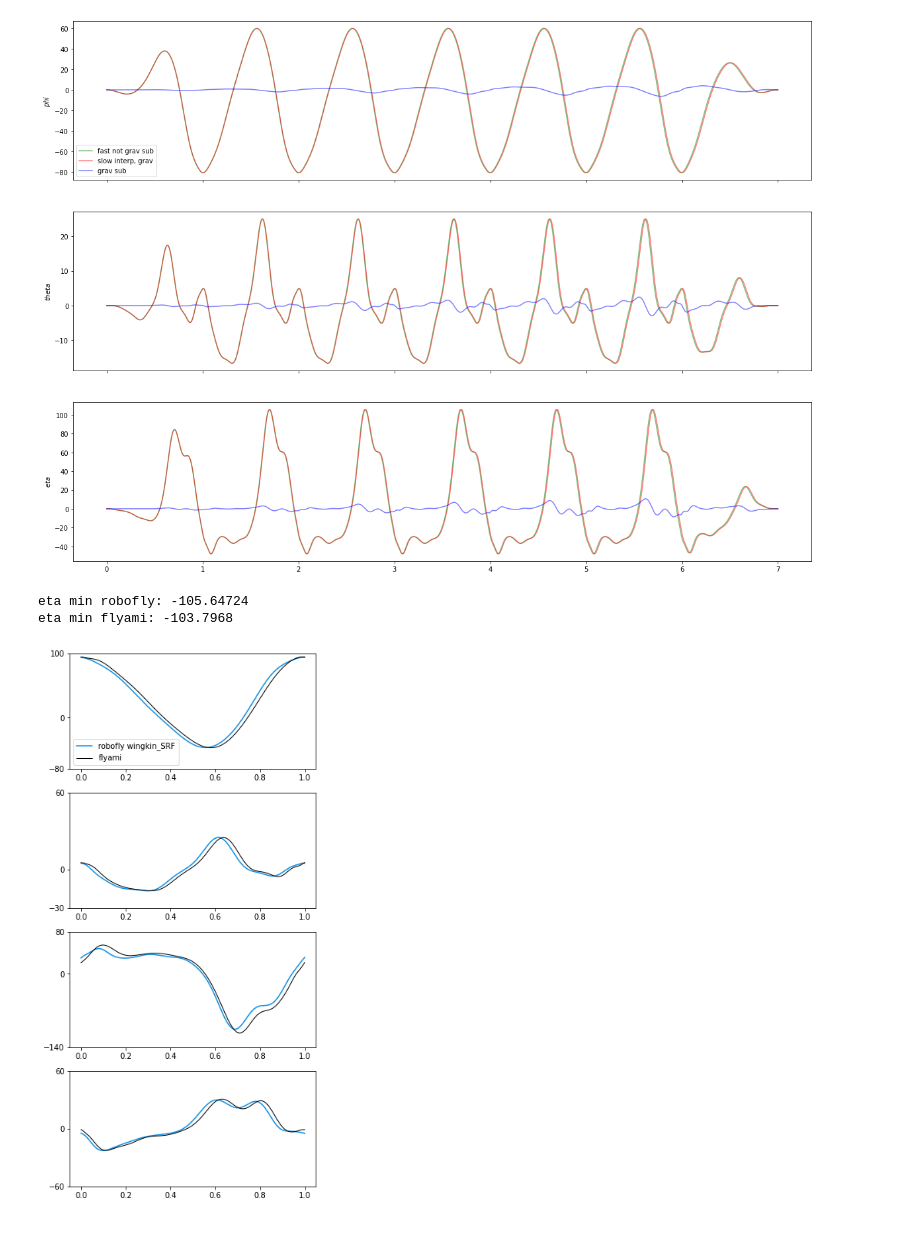
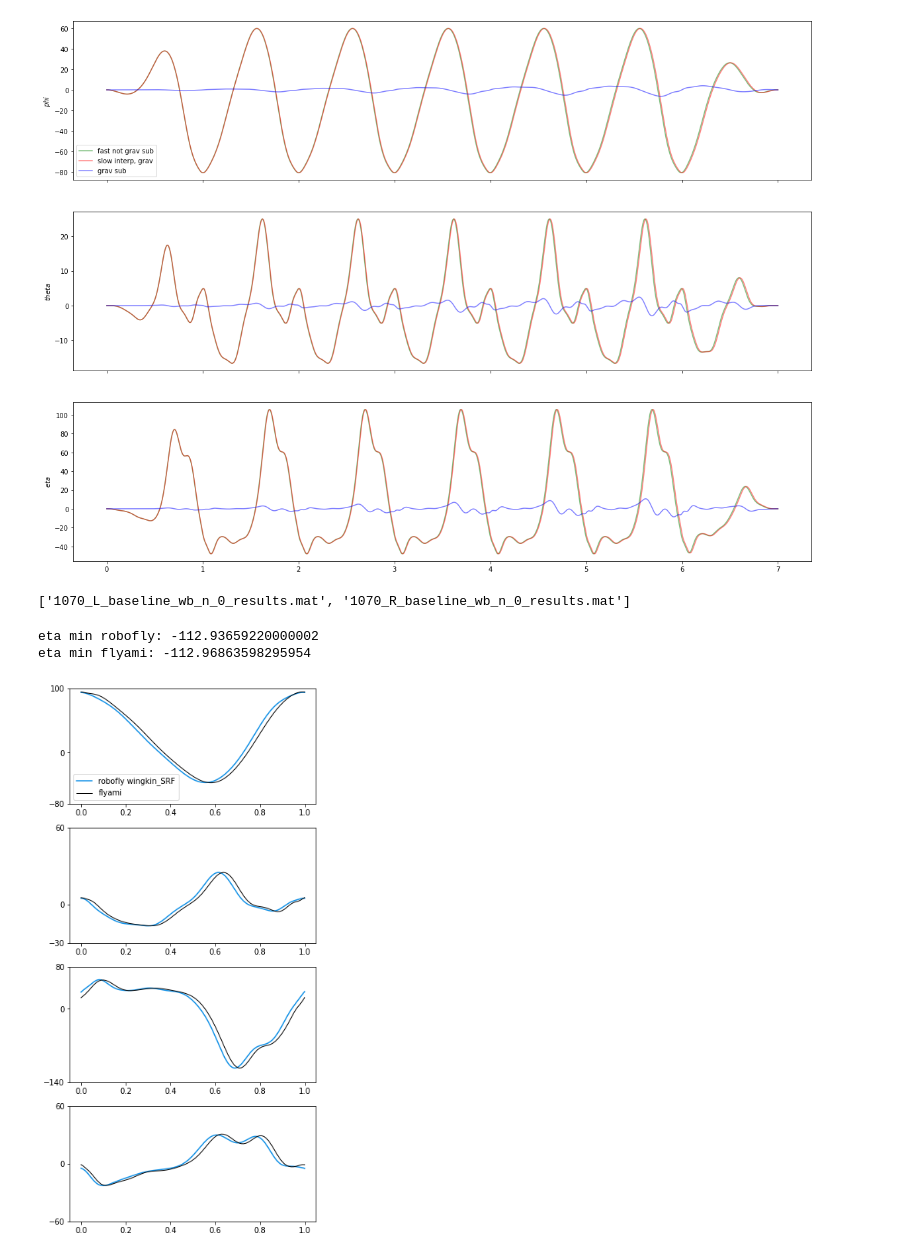
Before and after one commit to annieerickson/Robofly_Analysis_2024, a Jupyter notebook: notebook/robofly_notebook_ae.ipynb, the cells around one changed output. Drawn from its saved outputs; the diff is of its cells as text; code cells hidden in the pictures.

```diff
--- a/notebook/robofly_notebook_ae.ipynb
+++ b/notebook/robofly_notebook_ae.ipynb
@@ -72,12 +72,12 @@ strk_shift = np.array([
 phi_shift_i = strk_shift[0,1]
 beta_i = strk_shift[0,0]
 
-# Convert
-for i in range(len(baseline_list)):
-    RA.load_mat_file(file_loc,baseline_list[i])
-    RA.convert_to_SRF(beta_i,phi_shift_i)
-    RA.add_data_to_list()
-    print(file_name_list)
+# Convert #just load left wing for now
+
+RA.load_mat_file(file_loc,baseline_list[0])
+RA.convert_to_SRF(beta_i,phi_shift_i)
+RA.add_data_to_list()
+print(file_name_list)
 # %% [output]
 F scaling
 0.0243594260182162
@@ -93,7 +91,7 @@ M scaling
 # %%
-#look at shift_eta
-for i in range(len(baseline_list)):
-    RA.load_mat_file(file_loc,baseline_list[i])
-    RA.convert_to_SRF(beta_i,phi_shift_i, shift_eta=True)
-    RA.add_data_to_list()
-    print(file_name_list)
+# #look at shift_eta, L wing
+
+# RA.load_mat_file(file_loc,baseline_list[0])
+# RA.convert_to_SRF(beta_i,phi_shift_i, shift_eta=True)
+# RA.add_data_to_list()
+# print(file_name_list)
@@ -117,11 +110,19 @@ RA.align_kinematics_slow_fast_for_grav_sub_viz(save_plot_folder + 'grav_subtract
 [figure]
 # %%
 # even when shift eta, doesnt change value of min? look into
+# %%
+baseline_list
+# %% [output]
+['1070_L_baseline_wb_n_0_results.mat', '1070_R_baseline_wb_n_0_results.mat']
 # %%
-data_fpath = '/Users/anneerickson/Documents/Caltech/Dickinson/Flyami_analysis/prelim_geno_plots/NDF_removed_0.5s_combined/with_timestamps/1070_individual_flies_wb_a.hdf5'
-data = h5py.File(data_fpath, 'r')
+#data_fpath = '/Users/anneerickson/Documents/Caltech/Dickinson/Flyami_analysis/prelim_geno_plots/NDF_removed_0.5s_combined/with_timestamps/1070_individual_flies_wb_a.hdf5'
+#data = h5py.File(data_fpath, 'r')
+
+data_movie_fpath= '/Users/anneerickson/Documents/Caltech/Dickinson/Flyami_analysis/prelim_geno_plots/NDF_removed_0.5s_combined/with_timestamps/1070_individual_flies_movies_wb_a.hdf5'
+data = h5py.File(data_movie_fpath, 'r')
+
 RA.plot_flyami_wingkin_robofly_input_overlay(data, save_plot_folder + 'kinematic_comparisons/', save_fig=True, side='L', time_period='baseline')
 # %% [output]
-eta min robofly: -105.64724
-eta min flyami: -103.7968
+eta min robofly: -112.93659220000002
+eta min flyami: -112.96863598295954
-[figure, old version]
+[figure, new version]
```
Also changed, not shown: parts of 2 cells of this notebook, 1 other file.
